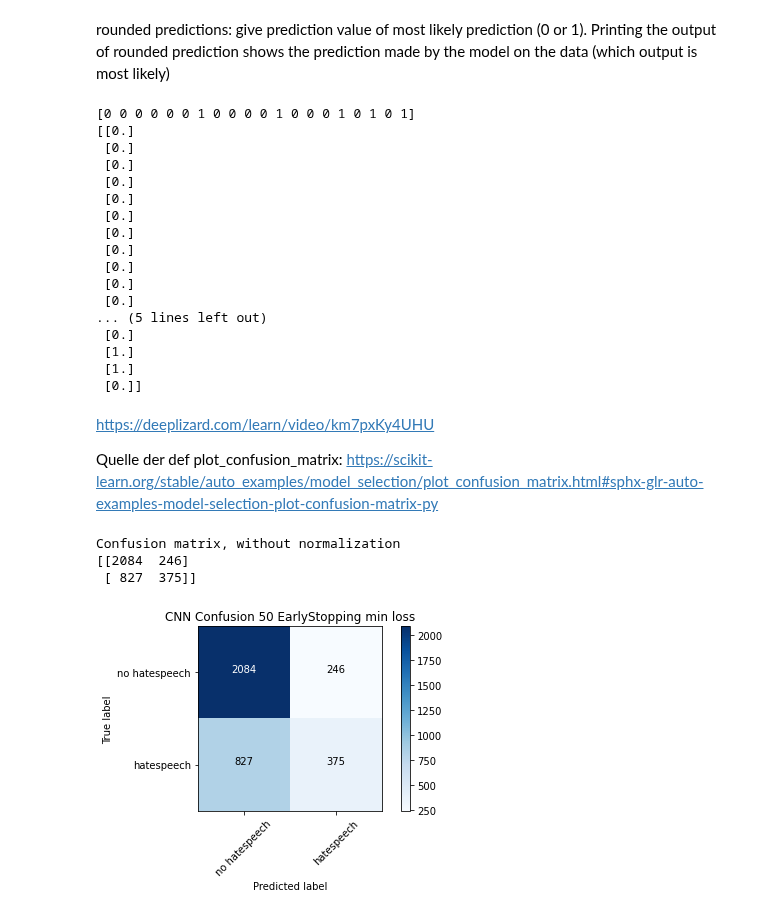
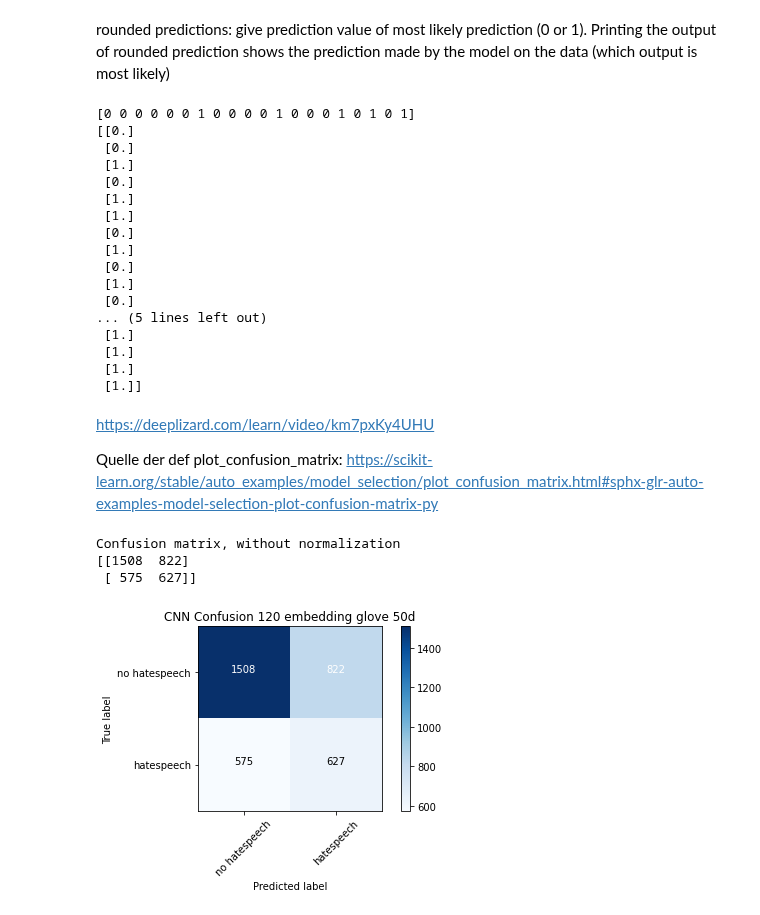
Before and after one commit to BiancaStadl/ProjektarbeitML, a Jupyter notebook: CNN_embedded.ipynb, the cells around one changed output. Saved outputs shown, nothing was run; the diff lists cells and outputs as text; code cells hidden in the pictures.

Commit message:
CNN 120 embedding glove 50d

```diff
--- a/CNN_embedded.ipynb
+++ b/CNN_embedded.ipynb
@@ -531,6 +531,6 @@ batch_size = 40
 validation_split=0.2
 # %%
 #Werte der Convolutional-Schichten variieren (Filter), Batch-Size variieren, kernel-size..
-CNN16052102ES09.fit(nppadded_training, nptraining_labels, batch_size=batch_size, validation_split=validation_split, epochs=training_epochs, callbacks=[callbackForTB,callbackEarlyStopping])
+CNN1605210250d.fit(nppadded_training, nptraining_labels, batch_size=batch_size, validation_split=validation_split, epochs=training_epochs, callbacks=[callbackForTB])
 # %% [output]
 Epoch 1/30
@@ -565,5 +565,5 @@ metrics_f1) = CNN16052102ES09.evaluate(nppadded_testing, nptesting_labels, verbo
 make some predictions of test data and save it to variable. verbose=0 -> do not generate output
 Gute Quelle: https://deeplizard.com/learn/video/2f-NjDUvZIE
 # %%
-CNN_predictions06 = CNN16052102ES09.predict(x=nppadded_testing)
+CNN_predictions08 = CNN1605210250d.predict(x=nppadded_testing)
 # %%
@@ -572,33 +572,33 @@ CNN_predictions06 = CNN16052102ES09.predict(x=nppadded_testing)
 # %% [markdown]
 rounded predictions: give prediction value of most likely prediction (0 or 1). Printing the output of rounded prediction shows the prediction made by the model on the data (which output is most likely)
 # %%
-prediction_rounded06 = np.round(CNN_predictions06)
-#np.argmax(CNN_predictions06,axis=-1)
+prediction_rounded08 = np.round(CNN_predictions08)
+#np.argmax(CNN_predictions08,axis=-1)
 
-#for p in prediction_rounded06:
+#for p in prediction_rounded08:
  # print(p)
 
 
 print(nptesting_labels[500:520])
-print(prediction_rounded06[500:520])
+print(prediction_rounded08[500:520])
 # %% [output]
 [0 0 0 0 0 0 1 0 0 0 0 1 0 0 0 1 0 1 0 1]
 [[0.]
  [0.]
- [0.]
- [0.]
- [0.]
- [0.]
- [0.]
- [0.]
- [0.]
- [0.]
- [0.]
-... (5 lines left out)
+ [1.]
  [0.]
  [1.]
  [1.]
- [0.]]
+ [0.]
+ [1.]
+ [0.]
+ [1.]
+ [0.]
+... (5 lines left out)
+ [1.]
+ [1.]
+ [1.]
+ [1.]]
 # %% [markdown]
 https://deeplizard.com/learn/video/km7pxKy4UHU
 
@@ -641,13 +641,13 @@ def plot_confusion_matrix(cm, classes,
     plt.ylabel('True label')
     plt.xlabel('Predicted label')
 # %%
-cm = confusion_matrix(y_true=nptesting_labels, y_pred=prediction_rounded06)
+cm = confusion_matrix(y_true=nptesting_labels, y_pred=prediction_rounded08)
 # %%
 plot_labels = ['no hatespeech','hatespeech']
 # %%
-plot_confusion_matrix(cm=cm, classes=plot_labels, title='CNN Confusion 50 EarlyStopping min loss')
+plot_confusion_matrix(cm=cm, classes=plot_labels, title='CNN Confusion 120 embedding glove 50d')
 # %% [output]
 Confusion matrix, without normalization
-[[2084  246]
- [ 827  375]]
+[[1508  822]
+ [ 575  627]]
-[figure, old version]
+[figure, new version]
```
Also changed, not shown: parts of 6 cells of this notebook.
